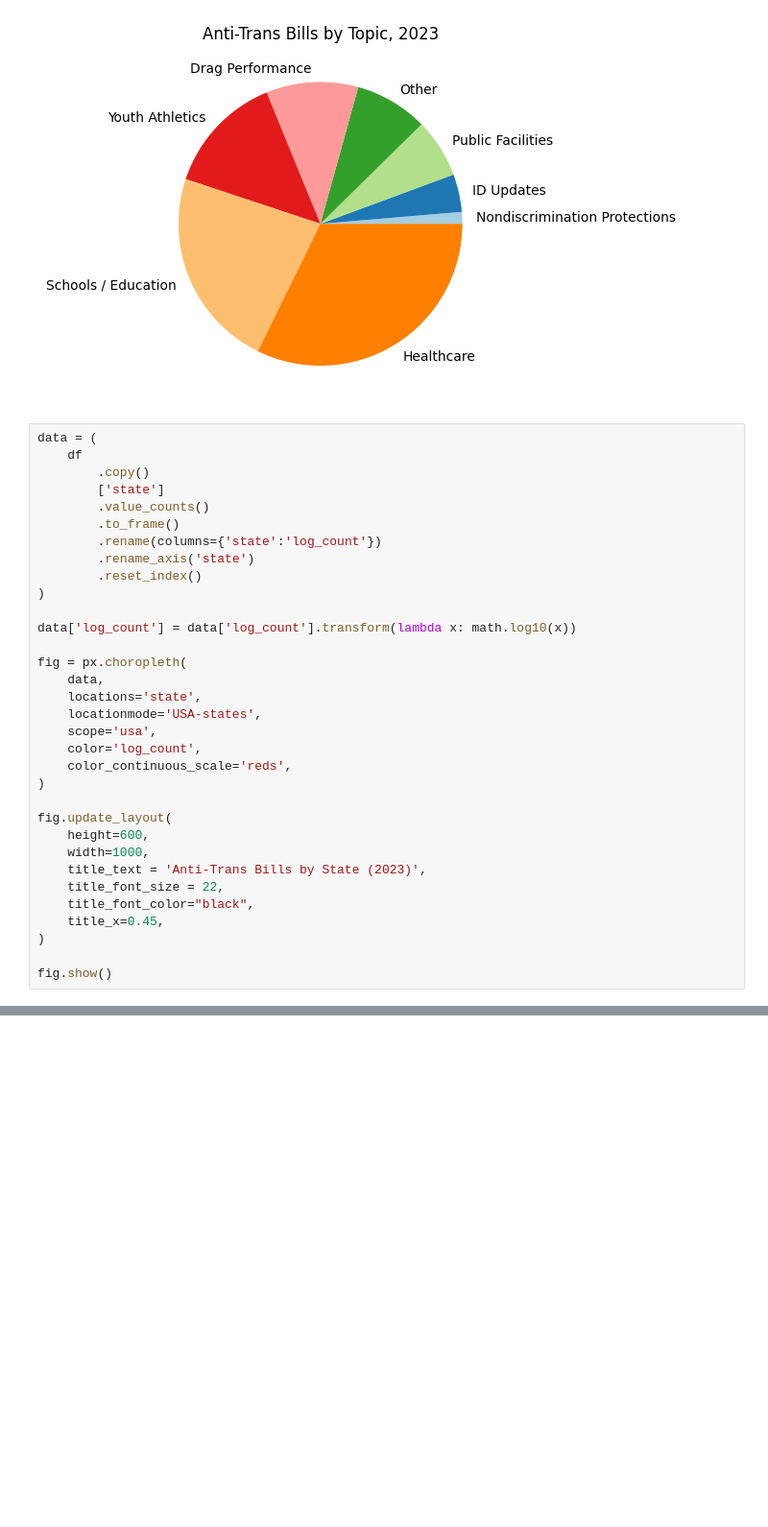
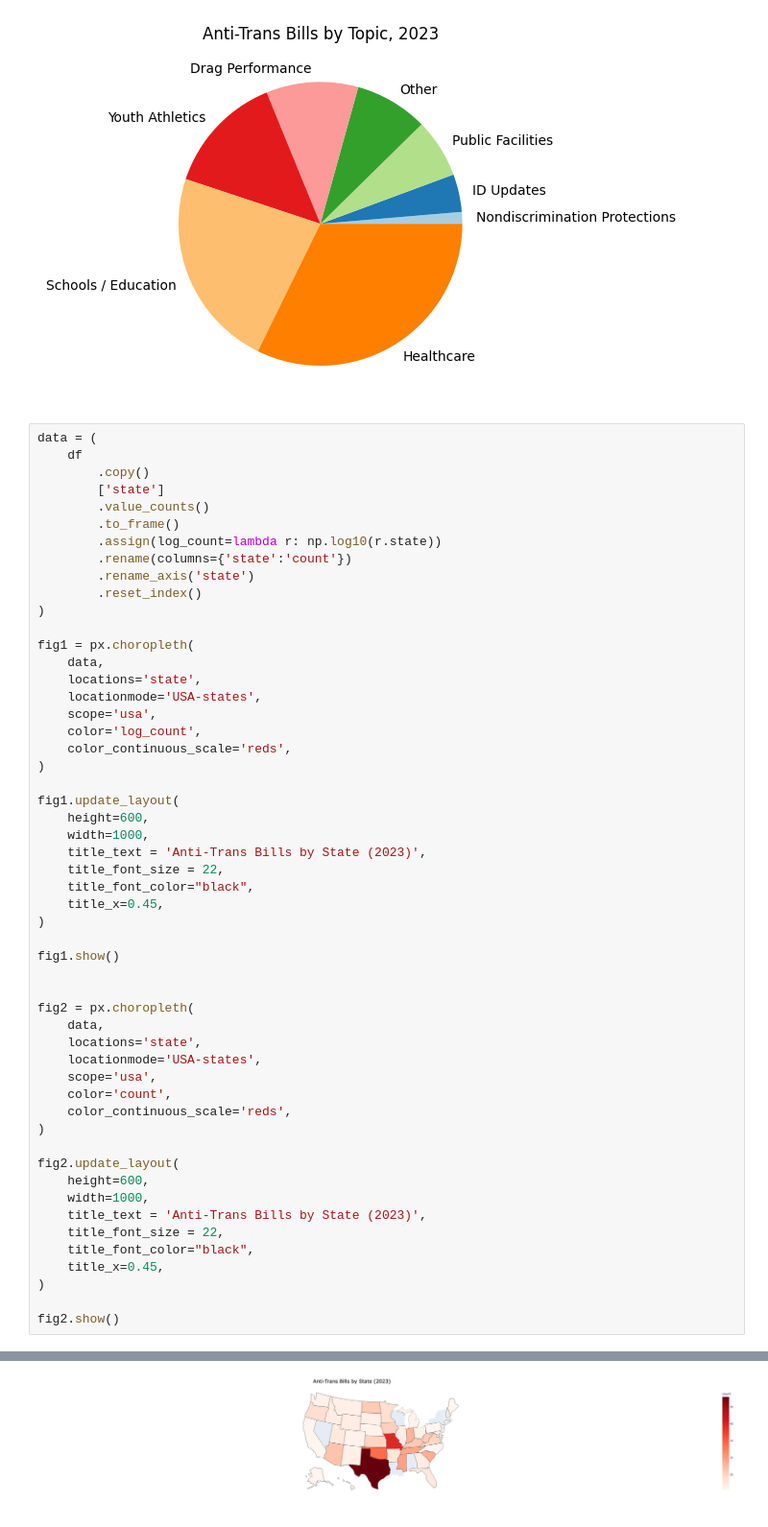
Before and after one commit to amy-langley/tracking-trans-hate-bills, a Jupyter notebook: legiscan_viz.ipynb, the cells around one changed output, grey strips where cells are left out. Shown at 96% size. Drawn from its saved outputs; the diff is of its cells as text; blank space fills up the shorter version.

Commit message:
show both log count and count

```diff
--- a/legiscan_viz.ipynb
+++ b/legiscan_viz.ipynb
@@ -120,35 +120,56 @@ plt.show()
 # %%
 data = (
     df
         .copy()
         ['state']
         .value_counts()
         .to_frame()
-        .rename(columns={'state':'log_count'})
+        .assign(log_count=lambda r: np.log10(r.state))
+        .rename(columns={'state':'count'})
         .rename_axis('state')
         .reset_index()
 )
 
-data['log_count'] = data['log_count'].transform(lambda x: math.log10(x))
-
-fig = px.choropleth(
+fig1 = px.choropleth(
     data,
     locations='state',
     locationmode='USA-states',
     scope='usa',
     color='log_count',
     color_continuous_scale='reds',
 )
 
-fig.update_layout(
+fig1.update_layout(
     height=600,
     width=1000,
     title_text = 'Anti-Trans Bills by State (2023)',
     title_font_size = 22,
     title_font_color="black",
     title_x=0.45,
 )
 
-fig.show()
+fig1.show()
+
+
+fig2 = px.choropleth(
+    data,
+    locations='state',
+    locationmode='USA-states',
+    scope='usa',
+    color='count',
+    color_continuous_scale='reds',
+)
+
+fig2.update_layout(
+    height=600,
+    width=1000,
+    title_text = 'Anti-Trans Bills by State (2023)',
+    title_font_size = 22,
+    title_font_color="black",
+    title_x=0.45,
+)
+
+fig2.show()
 # %% [output]
 [figure]
+[figure, added]
```
